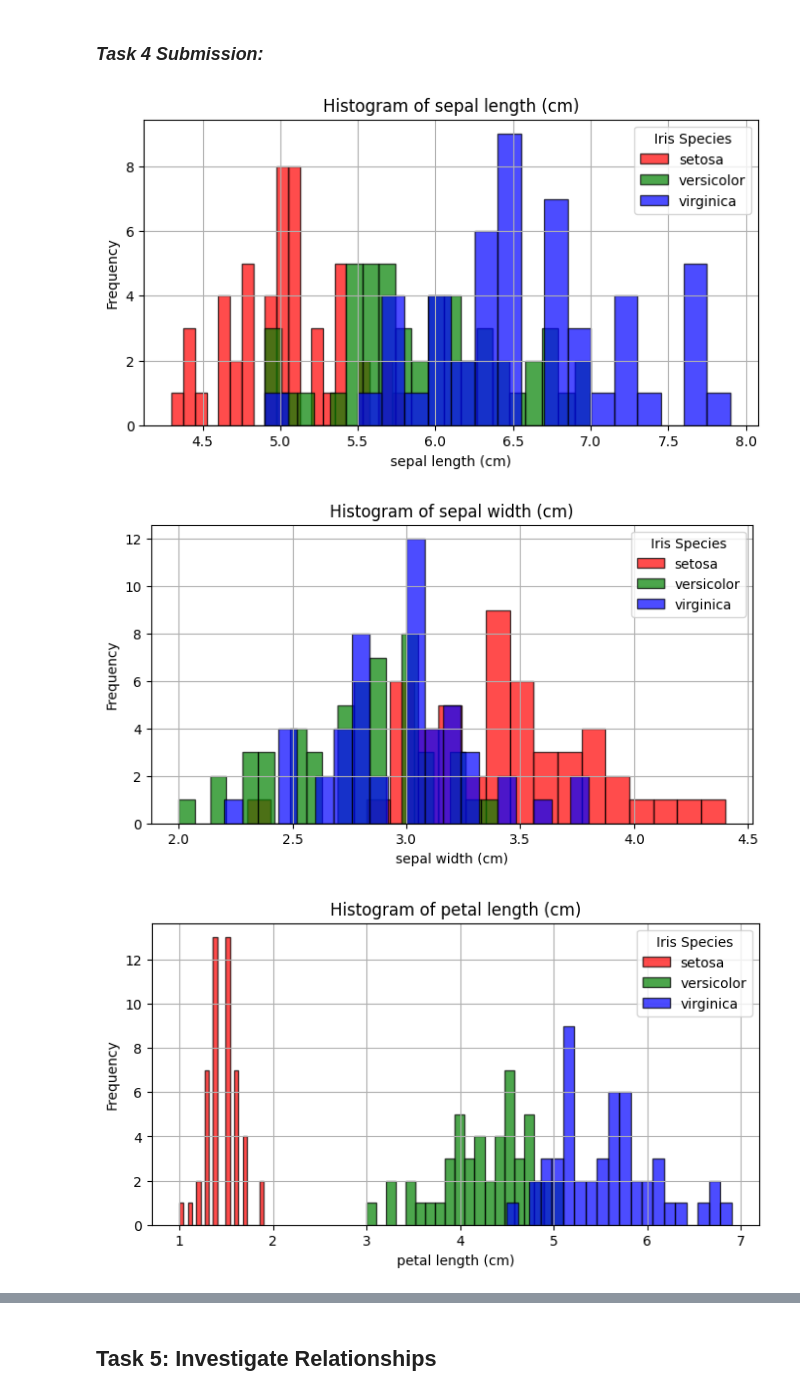
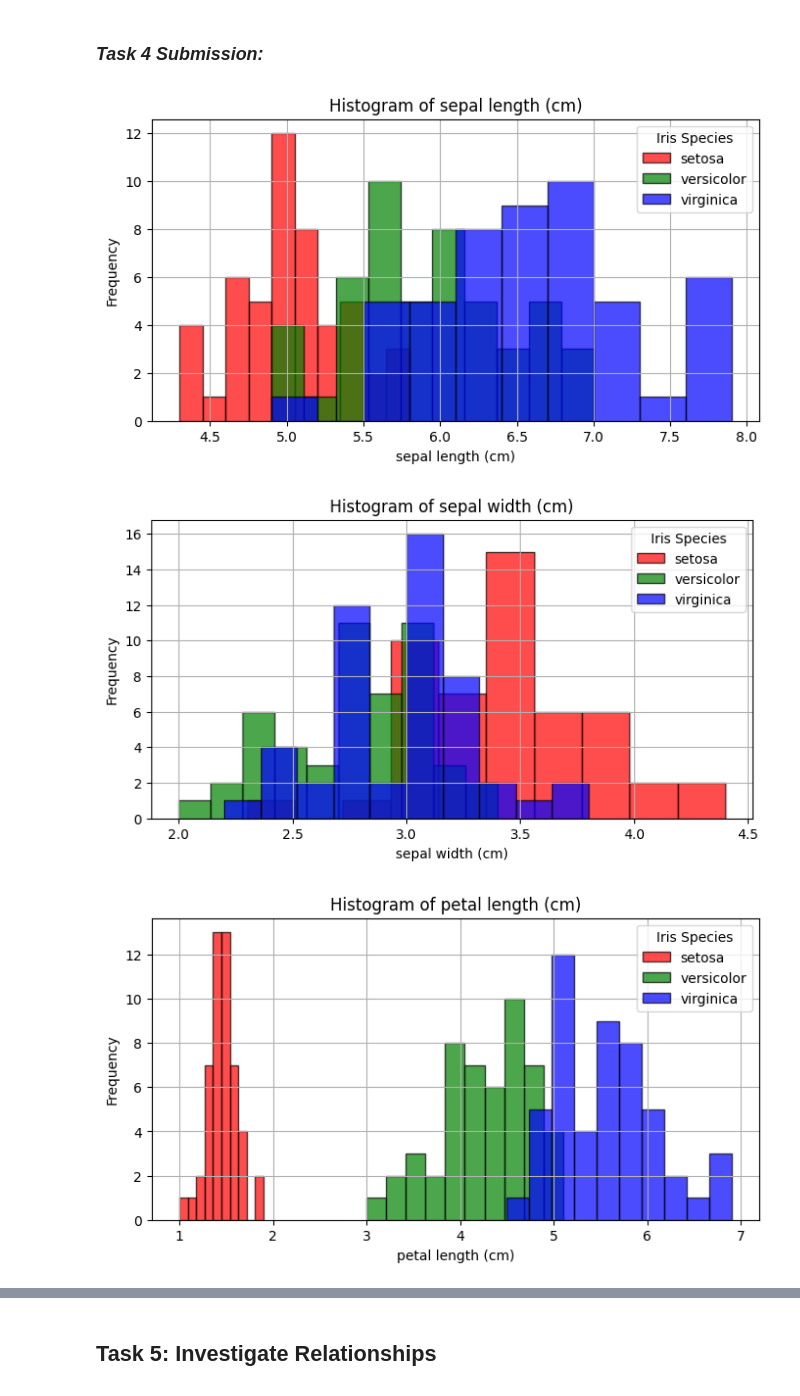
Before and after one commit to skerr17/principles_of_data_analytics, a Jupyter notebook: tasks.ipynb, the cells around one changed output, grey strips where cells are left out. Cells and saved outputs as stored; diff of their text form; code cells hidden in the pictures.

```diff
--- a/tasks.ipynb
+++ b/tasks.ipynb
@@ -262,26 +262,26 @@ Add appropriate titles and axis labels.
 # %%
 # Plot histograms for each feature
 features = iris_dataframe.columns[:-2]  # Exclude 'target' and 'species' columns
 species = iris_dataframe['species'].unique() # getting the unique species
 
 # defining the iris species colours
 species_colours = {'setosa': 'red', 'versicolor': 'green', 'virginica': 'blue'}
 
 # Loop though the features and plot the histogram
 for feature in features:
     plt.figure(figsize=(8, 4)) # sets the size of the graph
     for specie in species: # loop through the species
         iris_subset = iris_dataframe[iris_dataframe['species'] == specie] # subset the data by species
         plt.hist(iris_subset[feature],
-                 bins=20, edgecolor='k', alpha=0.7, label=specie,
+                 bins=10, edgecolor='k', alpha=0.7, label=specie,
                  color=species_colours[specie]) # plot the histogram
     plt.title(f'Histogram of {feature}') # title of the graph
     plt.xlabel(feature) # x-axis label
     plt.ylabel('Frequency') # y-axis label
     plt.legend(title='Iris Species') # add the legend
     plt.grid(True)
     plt.show()
 # %% [output]
-[figure, old version]
+[figure, new version]
-[figure, old version]
+[figure, new version]
-[figure, old version]
+[figure, new version]
```
Also changed, not shown: parts of 4 cells of this notebook.
